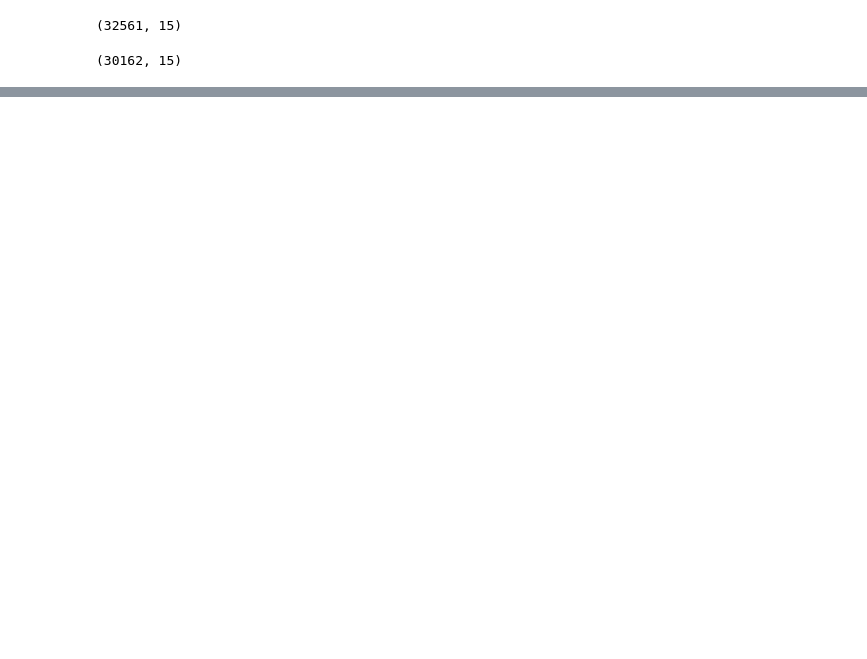
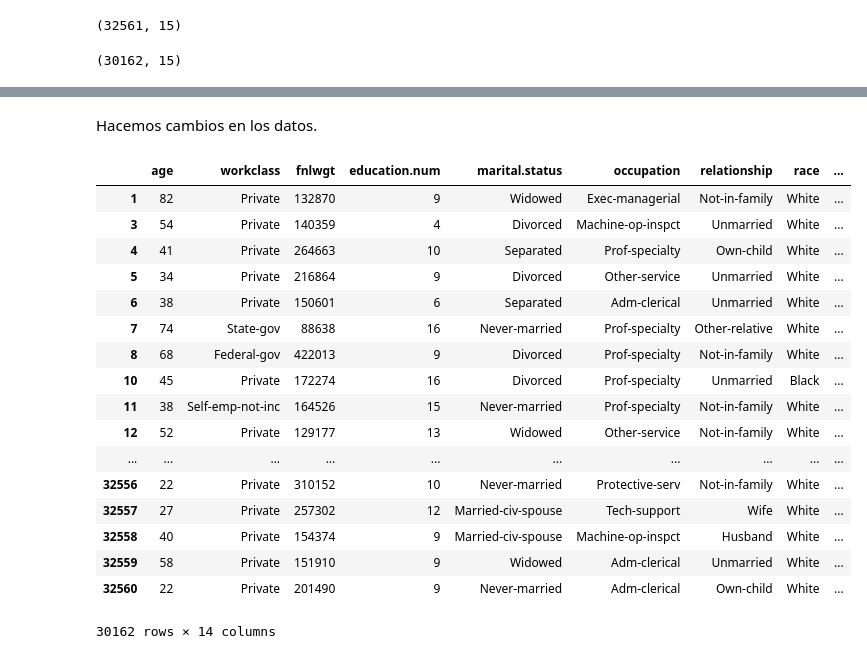
Before and after one commit to Villamaru/entrega_3, a Jupyter notebook: Analisis_exploratorio.ipynb, the cells around one changed output, grey strips where cells are left out. Saved outputs shown, nothing was run; the diff lists cells and outputs as text; code cells hidden in the pictures; blank space fills up the shorter version.

```diff
--- a/Analisis_exploratorio.ipynb
+++ b/Analisis_exploratorio.ipynb
@@ -80 +55,28 @@ df.sort_values("race")
+# %% [markdown]
+Hacemos cambios en los datos.
+# %%
+df["sex"] = np.where(df.sex == "Male", 0,1) #dos valores
+df.drop("education",1,inplace=True)
+df["income"] = np.where(df.income == '<=50K', 0, 1) #dos valores, a una variable dummy
+
+df
+# %% [output]
+|  | age | workclass | fnlwgt | education.num | marital.status | occupation | relationship | race | ... |
+| 1 | 82 | Private | 132870 | 9 | Widowed | Exec-managerial | Not-in-family | White | ... |
+| 3 | 54 | Private | 140359 | 4 | Divorced | Machine-op-inspct | Unmarried | White | ... |
+| 4 | 41 | Private | 264663 | 10 | Separated | Prof-specialty | Own-child | White | ... |
+| 5 | 34 | Private | 216864 | 9 | Divorced | Other-service | Unmarried | White | ... |
+| 6 | 38 | Private | 150601 | 6 | Separated | Adm-clerical | Unmarried | White | ... |
+| 7 | 74 | State-gov | 88638 | 16 | Never-married | Prof-specialty | Other-relative | White | ... |
+| 8 | 68 | Federal-gov | 422013 | 9 | Divorced | Prof-specialty | Not-in-family | White | ... |
+| 10 | 45 | Private | 172274 | 16 | Divorced | Prof-specialty | Unmarried | Black | ... |
+| 11 | 38 | Self-emp-not-inc | 164526 | 15 | Never-married | Prof-specialty | Not-in-family | White | ... |
+| 12 | 52 | Private | 129177 | 13 | Widowed | Other-service | Not-in-family | White | ... |
+| ... | ... | ... | ... | ... | ... | ... | ... | ... | ... |
+| 32556 | 22 | Private | 310152 | 10 | Never-married | Protective-serv | Not-in-family | White | ... |
+| 32557 | 27 | Private | 257302 | 12 | Married-civ-spouse | Tech-support | Wife | White | ... |
+| 32558 | 40 | Private | 154374 | 9 | Married-civ-spouse | Machine-op-inspct | Husband | White | ... |
+| 32559 | 58 | Private | 151910 | 9 | Widowed | Adm-clerical | Unmarried | White | ... |
+| 32560 | 22 | Private | 201490 | 9 | Never-married | Adm-clerical | Own-child | White | ... |
+30162 rows × 14 columns
 # %%
```
Also changed, not shown: parts of 8 cells of this notebook.
